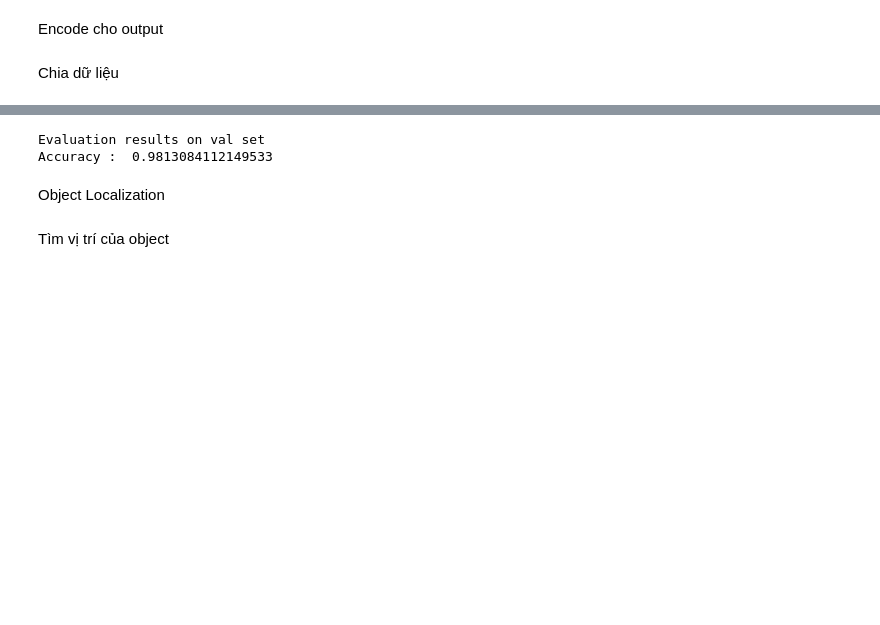
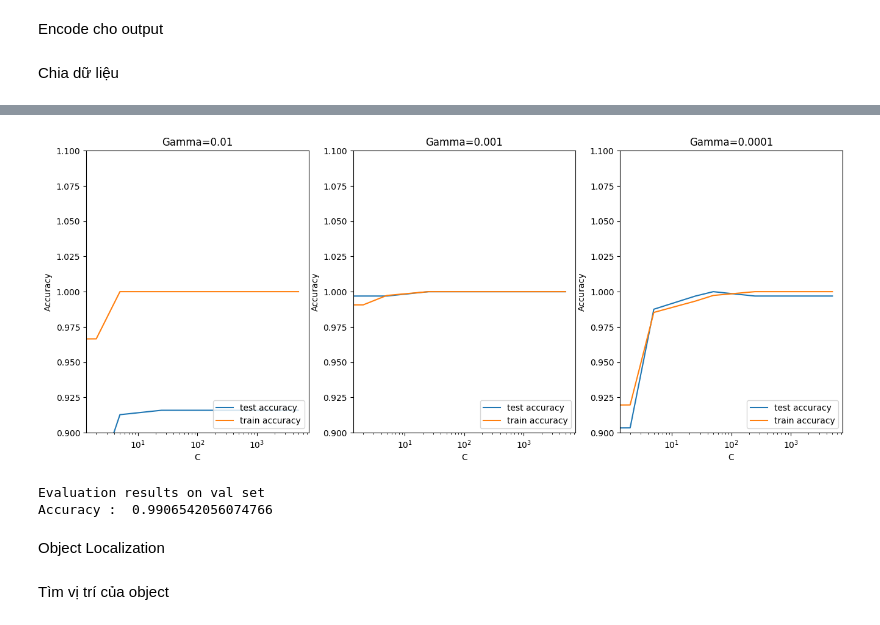
Before and after one commit to vinhvucsau/Trafic_Sign_Detection, a Jupyter notebook: Traffic-Sign-Detection.ipynb, the cells around one changed output, grey strips where cells are left out. Drawn from its saved outputs; the diff is of its cells as text; code cells hidden in the pictures; blank space fills up the shorter version.

```diff
--- a/Traffic-Sign-Detection.ipynb
+++ b/Traffic-Sign-Detection.ipynb
@@ -147,17 +197,65 @@ X_val = scaler.transform ( X_val )
+# %%
+cv_results['C'] = cv_results['C'].astype('int')
+
+# # plotting
+plt.figure(figsize=(16,6))
+
+# subplot 1/3
+plt.subplot(131)
+gamma_01 = cv_results[cv_results['gamma']==0.01]
+
+plt.plot(gamma_01["C"], gamma_01["score_test"])
+plt.plot(gamma_01["C"], gamma_01["score_train"])
+plt.xlabel('C')
+plt.ylabel('Accuracy')
+plt.title("Gamma=0.01")
+plt.ylim([0.9, 1.1])
+plt.legend(['test accuracy', 'train accuracy'], loc='lower right')
+plt.xscale('log')
+
+# subplot 2/3
+plt.subplot(132)
+gamma_001 = cv_results[cv_results['gamma']==0.001]
+
+plt.plot(gamma_001["C"], gamma_001["score_test"])
+plt.plot(gamma_001["C"], gamma_001["score_train"])
+plt.xlabel('C')
+plt.ylabel('Accuracy')
+plt.title("Gamma=0.001")
+plt.ylim([0.9, 1.1])
+plt.legend(['test accuracy', 'train accuracy'], loc='lower right')
+plt.xscale('log')
+
+
+# subplot 3/3
+plt.subplot(133)
+gamma_0001 = cv_results[cv_results['gamma']==0.0001]
+
+plt.plot(gamma_0001["C"], gamma_0001["score_test"])
+plt.plot(gamma_0001["C"], gamma_0001["score_train"])
+plt.xlabel('C')
+plt.ylabel('Accuracy')
+plt.title("Gamma=0.0001")
+plt.ylim([0.9, 1.1])
+plt.legend(['test accuracy', 'train accuracy'], loc='lower right')
+plt.xscale('log')
+
+plt.show()
+# %% [output]
+[figure, added]
 # %%
 clf = SVC(kernel ='rbf',random_state = random_state ,
-          probability =True ,C =0.5) # lấy probability =True để xài đuọc hàm predic prob để lấy tỉ lệ của từng label
-clf .fit( X_train , y_train )
+          probability =True ,C =10) # lấy probability =True để xài đuọc hàm predic prob để lấy tỉ lệ của từng label
+clf.fit( X_train , y_train )
 
-
-y_pred = clf . predict ( X_val )
+y_pred = clf.predict ( X_val )
 score = accuracy_score (y_pred , y_val )
 
 print ('Evaluation results on val set ')
 print ('Accuracy : ', score )
 # %% [output]
 Evaluation results on val set
-Accuracy :  0.9813084112149533
+Accuracy :  0.9906542056074766
 # %% [markdown]
 Object Localization
 # %% [markdown]
```
Also changed, not shown: parts of 3 cells of this notebook.
